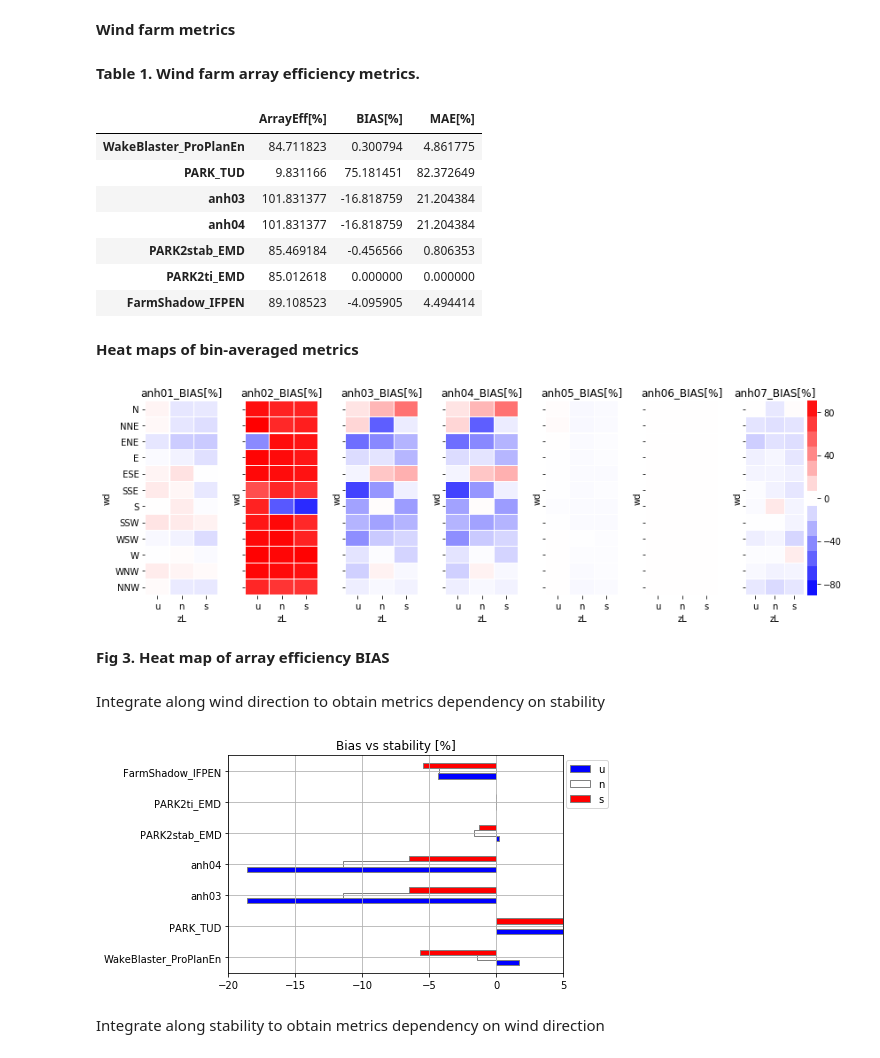
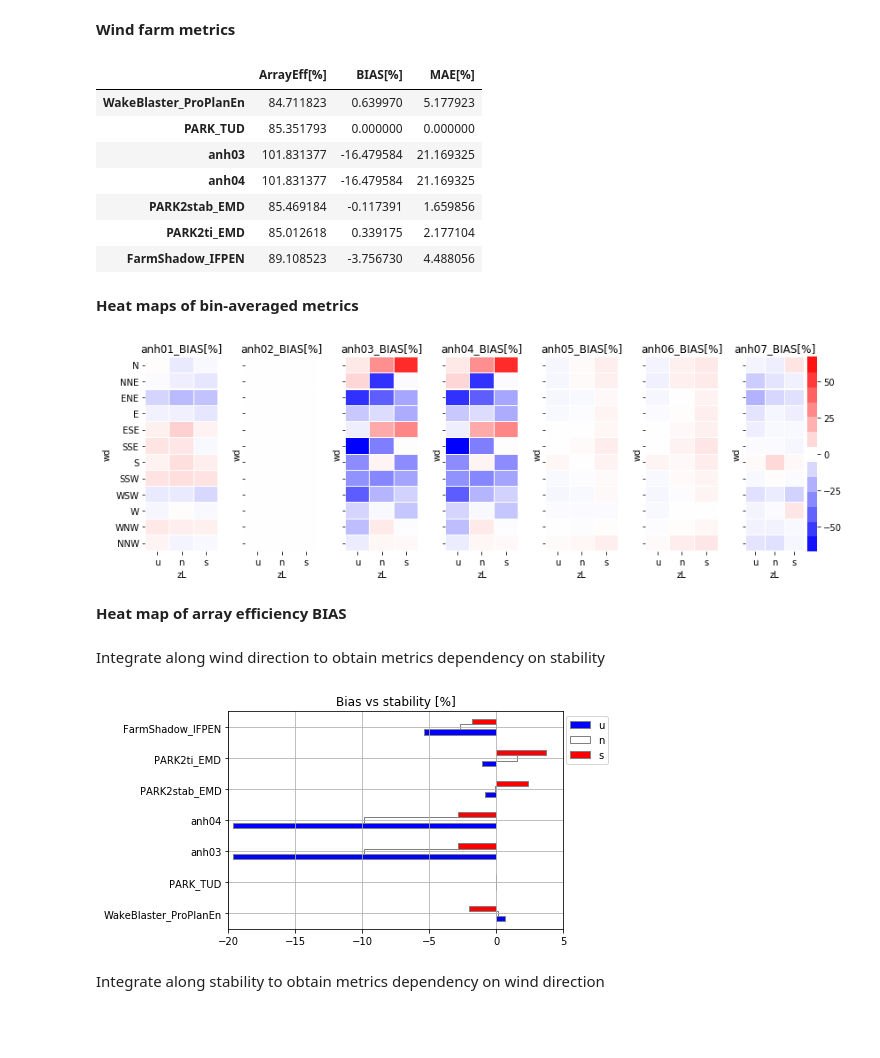
Before and after one commit to CENER-EPR/OWAbench_obsolete, a Jupyter notebook: Anholt_ArrayEfficiency.ipynb, the cells around one changed output. Saved outputs shown, nothing was run; the diff lists cells and outputs as text; code cells hidden in the pictures; blank space fills up the shorter version.

```diff
--- a/Anholt_ArrayEfficiency.ipynb
+++ b/Anholt_ArrayEfficiency.ipynb
@@ -196,9 +196,9 @@ except IOError:
 # %% [markdown]
 If no validation data is available, do code to code comparison by selecting a reference simulation to compare against:
 # %%
-ref_sim = 5     # ref_sim = 0 when you compare with validation data
+ref_sim = 1     # ref_sim = [] when you compare with validation data
 
-if ref_sim == 0:
+if not ref_sim:
     ref_P = obs_P
     ref_P_std = obs_P_std
 else:
@@ -278,29 +278,26 @@ for isim in range(n_sim):
     Metrics.loc[sim_name[isim],'BIAS[%]'] = bias_tot[isim]
     Metrics.loc[sim_name[isim],'MAE[%]'] = mae_tot[isim]
 
-tablecaption = ("**Table 1. Wind farm array efficiency metrics.**")
-display(Markdown(tablecaption))
 display(Metrics)
 # %% [output]
-**Table 1. Wind farm array efficiency metrics.**
 |  | ArrayEff[%] | BIAS[%] | MAE[%] |
-| WakeBlaster_ProPlanEn | 84.711823 | 0.300794 | 4.861775 |
-| PARK_TUD | 9.831166 | 75.181451 | 82.372649 |
-| anh03 | 101.831377 | -16.818759 | 21.204384 |
-| anh04 | 101.831377 | -16.818759 | 21.204384 |
-| PARK2stab_EMD | 85.469184 | -0.456566 | 0.806353 |
-| PARK2ti_EMD | 85.012618 | 0.000000 | 0.000000 |
-| FarmShadow_IFPEN | 89.108523 | -4.095905 | 4.494414 |
+| WakeBlaster_ProPlanEn | 84.711823 | 0.639970 | 5.177923 |
+| PARK_TUD | 85.351793 | 0.000000 | 0.000000 |
+| anh03 | 101.831377 | -16.479584 | 21.169325 |
+| anh04 | 101.831377 | -16.479584 | 21.169325 |
+| PARK2stab_EMD | 85.469184 | -0.117391 | 1.659856 |
+| PARK2ti_EMD | 85.012618 | 0.339175 | 2.177104 |
+| FarmShadow_IFPEN | 89.108523 | -3.756730 | 4.488056 |
 # %% [markdown]
 **Heat maps of bin-averaged metrics**
 # %%
-figcaption = "**Fig 3. Heat map of array efficiency BIAS**"
+figcaption = "**Heat map of array efficiency BIAS**"
 title = "_BIAS[%]"
 bin_avrg.plot_heatmaps(bias, sub_plt_size = (1.7,4),n_plot_cols = 7,
                        figcaption = figcaption, title=title)
 # %% [output]
-[figure, old version]
+[figure, new version]
-**Fig 3. Heat map of array efficiency BIAS**
+**Heat map of array efficiency BIAS**
 # %% [markdown]
 Integrate along wind direction to obtain metrics dependency on stability
 # %%
@@ -314,7 +311,7 @@ ax.set_xlim([-20,5]); # use this to leave outliers out
 
 #bias_zL # uncomment to show table
 # %% [output]
-[figure, old version]
+[figure, new version]
 # %% [markdown]
 Integrate along stability to obtain metrics dependency on wind direction
 # %%
```
Also changed, not shown: parts of 5 cells of this notebook, 1 other file.
